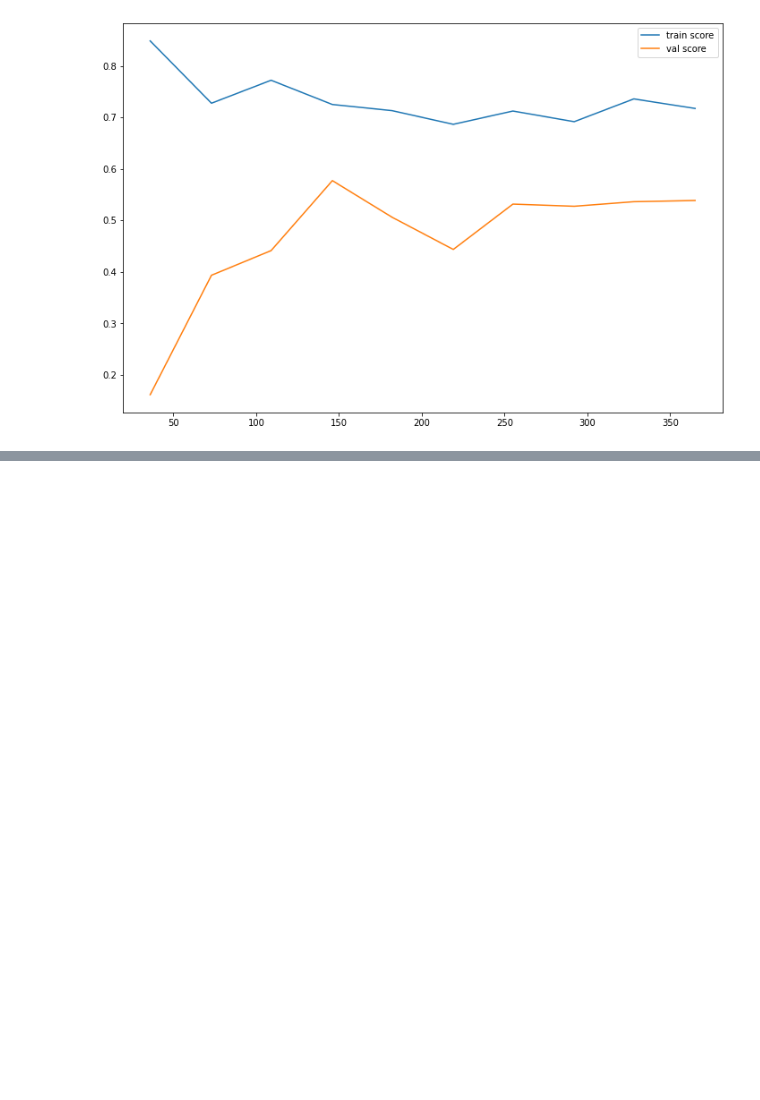
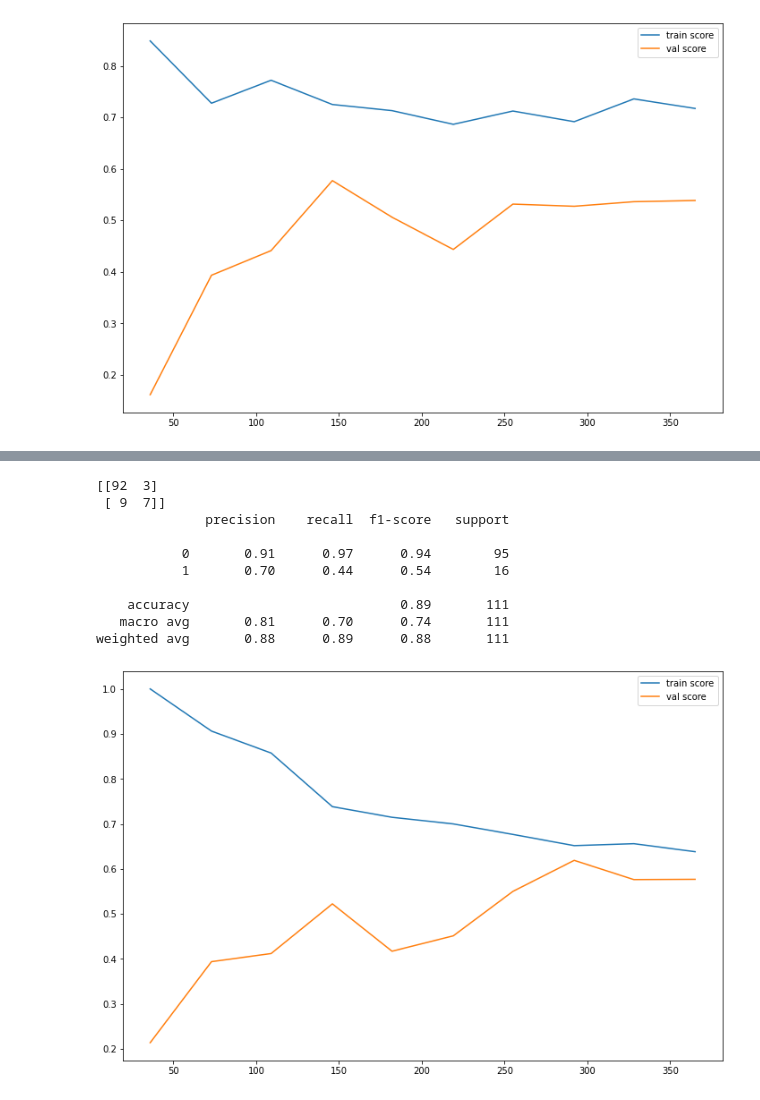
Before and after one commit to alexandre-pinon/covid-ml, a Jupyter notebook: modelisation-and-optimisation.ipynb, the cells around one changed output, grey strips where cells are left out. Cells and saved outputs as stored; diff of their text form; code cells hidden in the pictures; blank space fills up the shorter version.

Commit message:
GridSearchCV

```diff
--- a/modelisation-and-optimisation.ipynb
+++ b/modelisation-and-optimisation.ipynb
@@ -186,0 +209,11 @@ weighted avg       0.86      0.86      0.86       111
+# %%
+hyper_params = {'svc__gamma': [1e-3, 1e-4], 'svc__C': [1, 10, 100, 1000]}
+# %%
+grid = GridSearchCV(SVM, hyper_params, scoring='recall', cv=4)
+grid.fit(X_train, y_train)
+
+print(grid.best_params_)
+
+y_pred = grid.predict(X_test)
+
+print(classification_report(y_test, y_pred))
@@ -186,0 +230,14 @@ weighted avg       0.86      0.86      0.86       111
+# %%
+evaluation(grid.best_estimator_)
+# %% [output]
+[[92  3]
+ [ 9  7]]
+              precision    recall  f1-score   support
+
+           0       0.91      0.97      0.94        95
+           1       0.70      0.44      0.54        16
+
+    accuracy                           0.89       111
+   macro avg       0.81      0.70      0.74       111
+weighted avg       0.88      0.89      0.88       111
+[figure, added]
```
Also changed, not shown: parts of 4 cells of this notebook.
